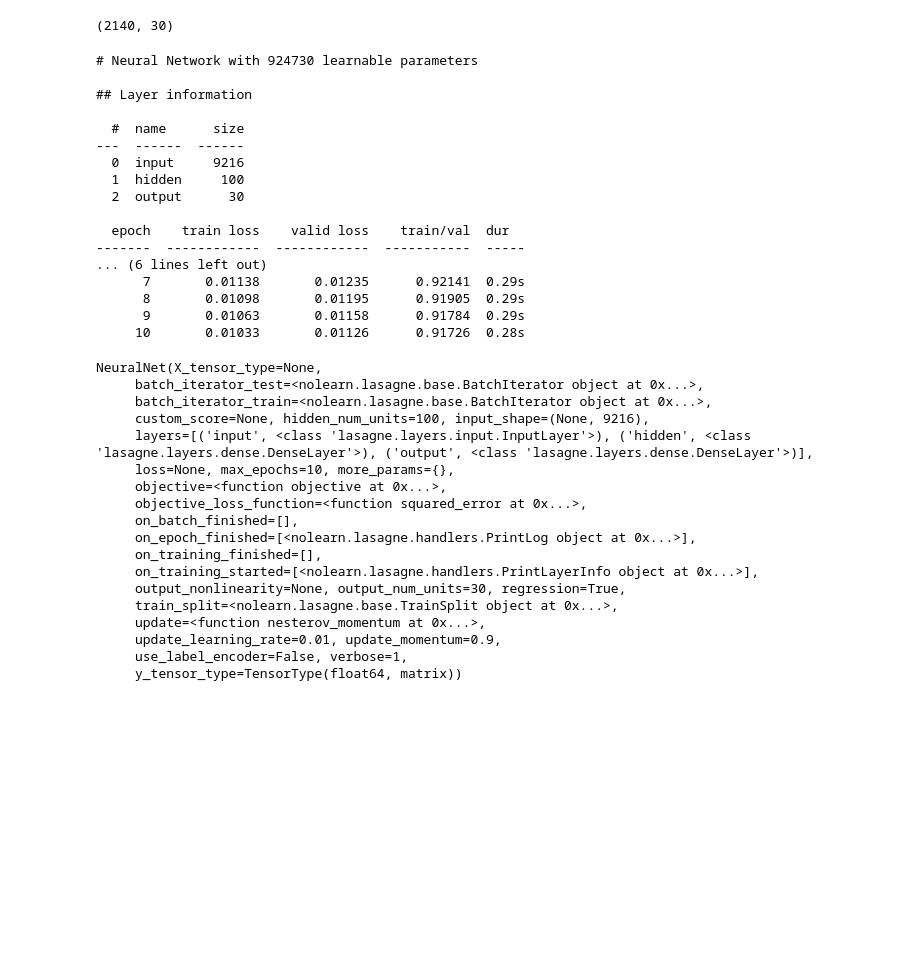
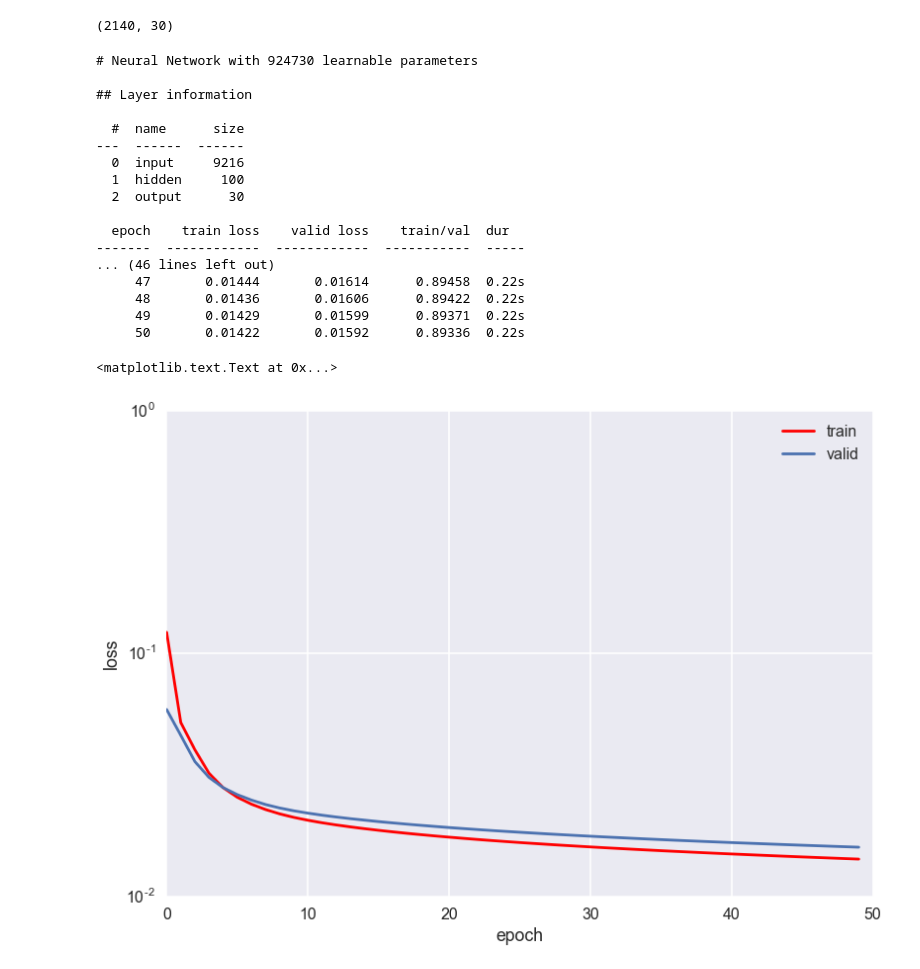
Before and after one commit to aflyax/ANN_techtalk, a Jupyter notebook: face_recog_py27.ipynb, the cells around one changed output. Saved outputs shown, nothing was run; the diff lists cells and outputs as text; code cells hidden in the pictures; blank space fills up the shorter version.

```diff
--- a/face_recog_py27.ipynb
+++ b/face_recog_py27.ipynb
@@ -133,62 +141,46 @@ from lasagne import layers
 from lasagne.updates import nesterov_momentum
 from nolearn.lasagne import NeuralNet
 
-net2 = NeuralNet(
+net0 = NeuralNet(
     layers=[  # three layers: one hidden layer
         ('input', layers.InputLayer)
         ,('hidden', layers.DenseLayer)
         ,('output', layers.DenseLayer)
     ],
     # layer parameters:
     input_shape=(None, 9216),  # 96x96 input pixels per batch
     hidden_num_units=100,  # number of units in hidden layer
     output_nonlinearity=None,  # output layer uses identity function
     output_num_units=30,  # 30 target values
 
     # optimization method:
-    update=nesterov_momentum,
+    update=sgd,
     update_learning_rate=0.01,
-    update_momentum=0.9,
 
     regression=True,  # flag to indicate we're dealing with regression problem
-    max_epochs=10,  # we want to train this many epochs
+    max_epochs=50,  # we want to train this many epochs
     verbose=1,
 )
 
-net2.fit(X, y)
+net0.fit(X, y)
+plot_training_history(net0)
 # %% [output]
 # Neural Network with 924730 learnable parameters
 
 ## Layer information
 
   #  name      size
 ---  ------  ------
   0  input     9216
   1  hidden     100
   2  output      30
 
   epoch    train loss    valid loss    train/val  dur
 -------  ------------  ------------  -----------  -----
-... (6 lines left out)
-      7       0.01138       0.01235      0.92141  0.29s
-      8       0.01098       0.01195      0.91905  0.29s
-      9       0.01063       0.01158      0.91784  0.29s
-     10       0.01033       0.01126      0.91726  0.28s
+... (46 lines left out)
+     47       0.01444       0.01614      0.89458  0.22s
+     48       0.01436       0.01606      0.89422  0.22s
+     49       0.01429       0.01599      0.89371  0.22s
+     50       0.01422       0.01592      0.89336  0.22s
-NeuralNet(X_tensor_type=None,
-     batch_iterator_test=<nolearn.lasagne.base.BatchIterator object at 0x...>,
-     batch_iterator_train=<nolearn.lasagne.base.BatchIterator object at 0x...>,
-     custom_score=None, hidden_num_units=100, input_shape=(None, 9216),
-     layers=[('input', <class 'lasagne.layers.input.InputLayer'>), ('hidden', <class 'lasagne.layers.dense.DenseLayer'>), ('output', <class 'lasagne.layers.dense.DenseLayer'>)],
-     loss=None, max_epochs=10, more_params={},
-     objective=<function objective at 0x...>,
-     objective_loss_function=<function squared_error at 0x...>,
-     on_batch_finished=[],
-     on_epoch_finished=[<nolearn.lasagne.handlers.PrintLog object at 0x...>],
-     on_training_finished=[],
-     on_training_started=[<nolearn.lasagne.handlers.PrintLayerInfo object at 0x...>],
-     output_nonlinearity=None, output_num_units=30, regression=True,
-     train_split=<nolearn.lasagne.base.TrainSplit object at 0x...>,
-     update=<function nesterov_momentum at 0x...>,
-     update_learning_rate=0.01, update_momentum=0.9,
-     use_label_encoder=False, verbose=1,
-     y_tensor_type=TensorType(float64, matrix))
+<matplotlib.text.Text at 0x...>
+[figure, added]
```
Also changed, not shown: parts of 22 cells of this notebook.
